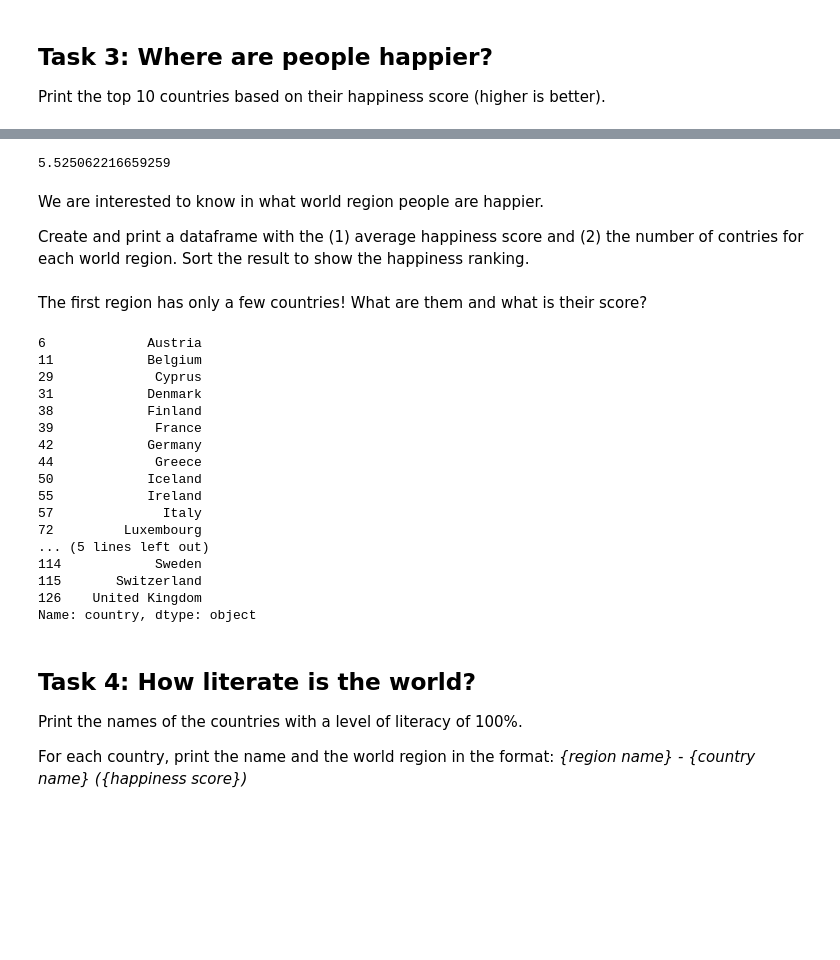
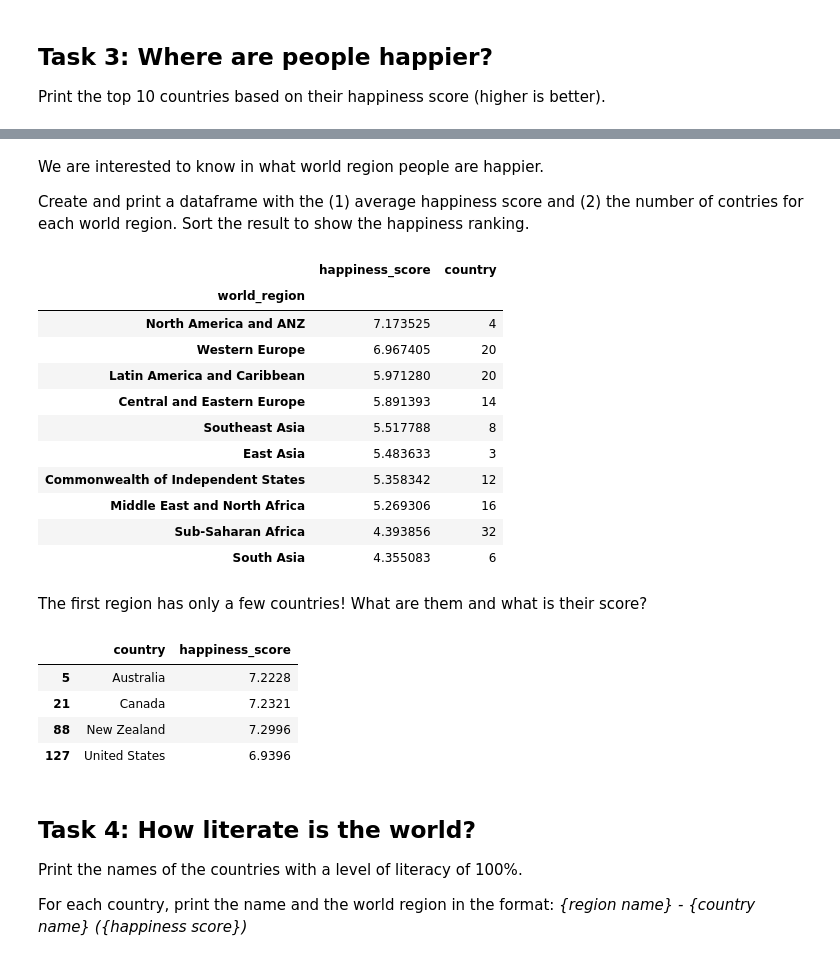
Before and after one commit to Odeesza/2024, a Jupyter notebook: Exercises/01 - Handling data/Happiness.ipynb, the cells around one changed output, grey strips where cells are left out. Drawn from its saved outputs; the diff is of its cells as text; code cells hidden in the pictures; blank space fills up the shorter version.

```diff
--- a/Exercises/01 - Handling data/Happiness.ipynb
+++ b/Exercises/01 - Handling data/Happiness.ipynb
@@ -116,10 +116,6 @@ country_features.sort_values("happiness_score",ascending=False).head(10)
 | 88 | New Zealand | 7.2996 | 0.949119 | 73.202629 | 0.936217 | 0.191598 | ... |
 | 6 | Austria | 7.2942 | 0.928046 | 73.002502 | 0.899989 | 0.085429 | ... |
 | 72 | Luxembourg | 7.2375 | 0.906912 | 72.599998 | 0.905636 | -0.004621 | ... |
-# %%
-country_features['happiness_score'].mean()
-# %% [output]
-5.525062216659259
 # %% [markdown]
 We are interested to know in what world region people are happier.
 
@@ -131,26 +124,38 @@ happy_world_region = country_features.groupby(['world_region'])['happiness_score
+# %%
+# Write your code here
+happy_world_region = country_features[['world_region','country','happiness_score']].groupby('world_region')
+avg_happiness = happy_world_region.mean()
+country_count = happy_world_region['country'].nunique()
+
+z = pd.merge(avg_happiness,country_count,on='world_region')
+z.sort_values('happiness_score',ascending=False)
+#avg_happiness
+#country_count
+#AIDE
+# %% [output]
+|  | happiness_score | country |
+| world_region |  |  |
+| North America and ANZ | 7.173525 | 4 |
+| Western Europe | 6.967405 | 20 |
+| Latin America and Caribbean | 5.971280 | 20 |
+| Central and Eastern Europe | 5.891393 | 14 |
+| Southeast Asia | 5.517788 | 8 |
+| East Asia | 5.483633 | 3 |
+| Commonwealth of Independent States | 5.358342 | 12 |
+| Middle East and North Africa | 5.269306 | 16 |
+| Sub-Saharan Africa | 4.393856 | 32 |
+| South Asia | 4.355083 | 6 |
 # %% [markdown]
 The first region has only a few countries! What are them and what is their score?
 # %%
 # Write your code here
-country_features[country_features['world_region'] == 'Western Europe']['country']
+country_features[country_features['world_region'] == 'North America and ANZ'][['country','happiness_score']]
 # %% [output]
-6             Austria
-11            Belgium
-29             Cyprus
-31            Denmark
-38            Finland
-39             France
-42            Germany
-44             Greece
-50            Iceland
-55            Ireland
-57              Italy
-72         Luxembourg
-... (5 lines left out)
-114            Sweden
-115       Switzerland
-126    United Kingdom
-Name: country, dtype: object
+|  | country | happiness_score |
+| 5 | Australia | 7.2228 |
+| 21 | Canada | 7.2321 |
+| 88 | New Zealand | 7.2996 |
+| 127 | United States | 6.9396 |
 # %% [markdown]
 ## Task 4: How literate is the world?
 
```
Also changed, not shown: parts of 2 cells of this notebook.
